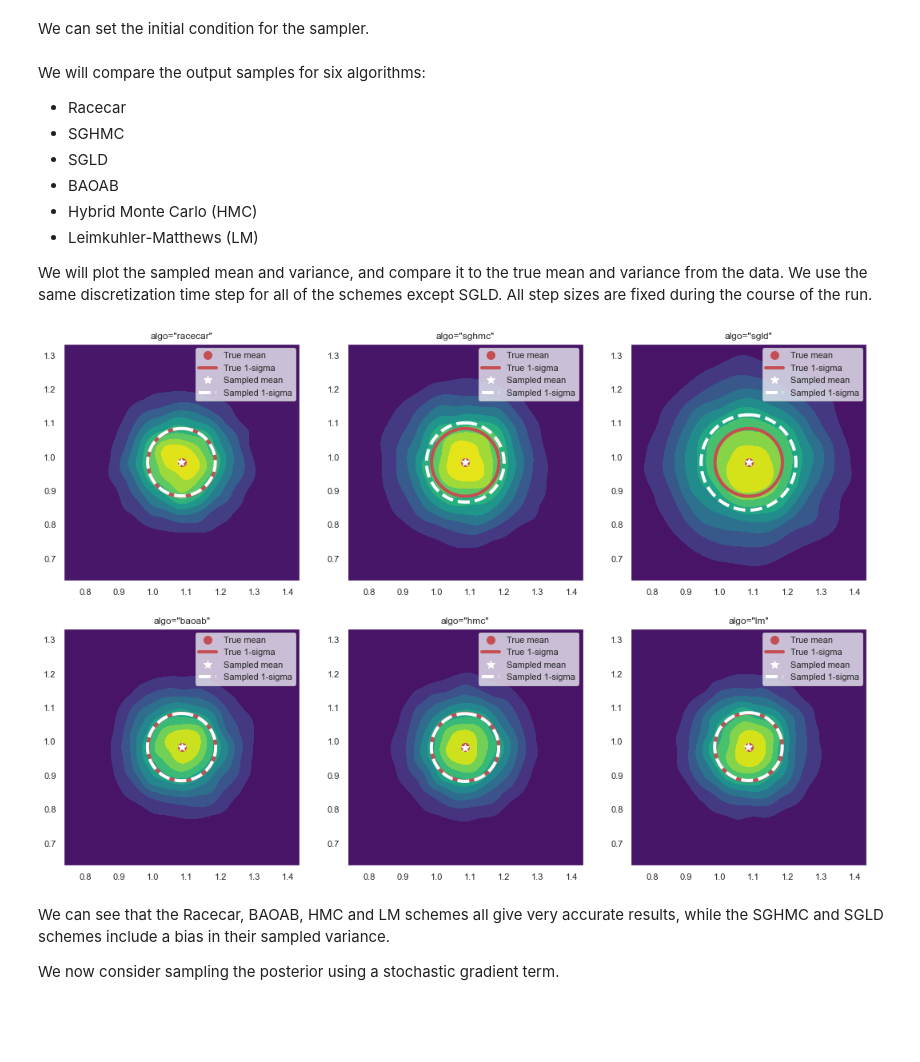
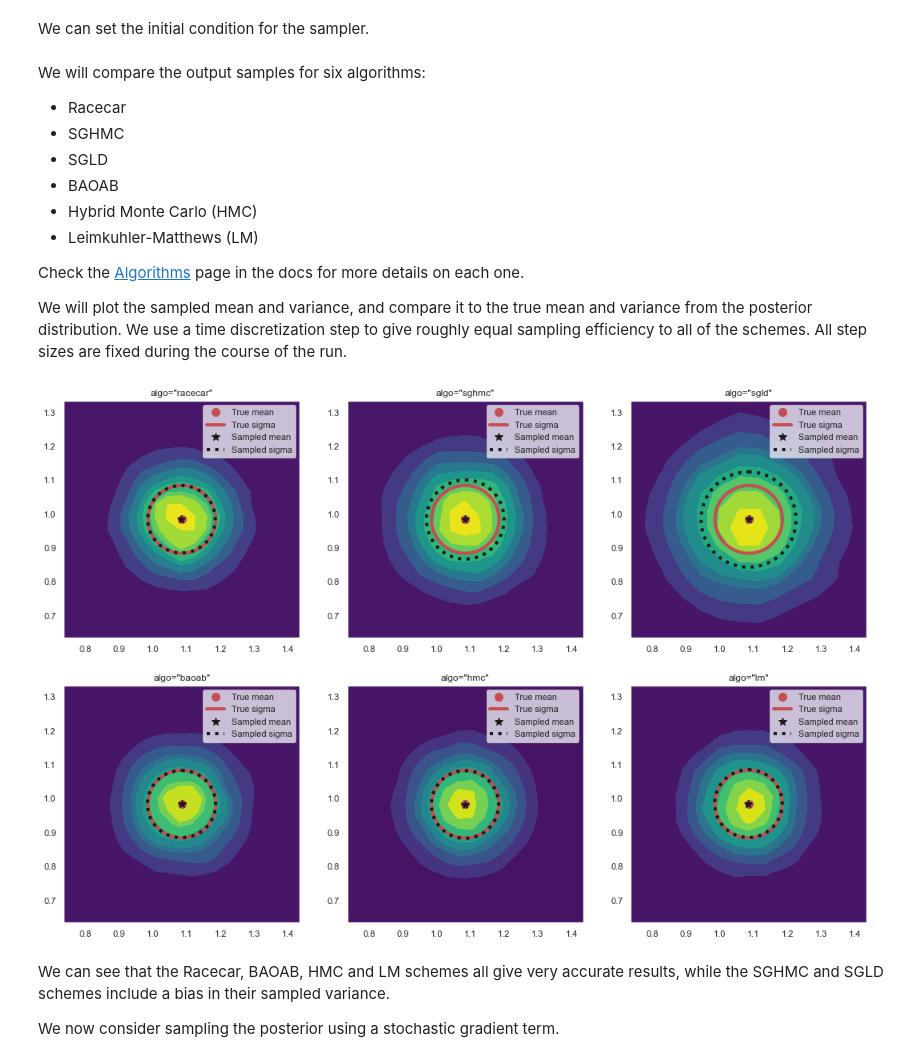
Before and after one commit to c-matthews/racecar, a Jupyter notebook: Examples/Gaussian_Data_Example.ipynb, the cells around one changed output. Saved outputs shown, nothing was run; the diff lists cells and outputs as text; code cells hidden in the pictures; blank space fills up the shorter version.

```diff
--- a/Examples/Gaussian_Data_Example.ipynb
+++ b/Examples/Gaussian_Data_Example.ipynb
@@ -82,7 +86,9 @@ We will compare the output samples for six algorithms:
 - Hybrid Monte Carlo (HMC)
 - Leimkuhler-Matthews (LM)
 
-We will plot the sampled mean and variance, and compare it to the true mean and variance from the data. We use the same discretization time step for all of the schemes except SGLD. All step sizes are fixed during the course of the run.
+Check the [Algorithms](https://racecar.readthedocs.io/en/latest/algorithms.html) page in the docs for more details on each one.
+
+We will plot the sampled mean and variance, and compare it to the true mean and variance from the posterior distribution. We use a time discretization step to give roughly equal sampling efficiency to all of the schemes. All step sizes are fixed during the course of the run.
 # %%
 # Compute the exact distribution from the data.
 exact_mu = D.mean(1, keepdims=True)
@@ -98,39 +104,42 @@ fig = plt.figure(figsize=[18,12])
 algos = ['racecar','sghmc','sgld','baoab','hmc','lm']
 
 # The timestep to use for each algorithm
 hvals = [0.1,0.1,0.01,0.1,0.1,0.01 ]
 
+# Sample Nsteps-many points to reduce sample error
+Nsteps = 100000
+
 # Iterate over the algorithms and plot the resulting posterior
 for ii, (a,h) in enumerate(zip(algos, hvals)):
 
     # Create the Sampler object
     S = rc.sampler(initial_condition, h, f, algo=a)
 
     # Sample 1000 initial steps to decorrelate from the initial condition
     S.sample(1000, output=[])
 
     # Sample a longer trajectory to generate statistics
     # Thin the trajectory, keeping one in 10 points
-    Q = S.sample(100000, output=['pos'], thin=10)
+    Q = S.sample(Nsteps, output=['pos'], thin=10)
 
     # Compute the mean and variance of the sampled distribution for comparison
     mymu = Q.mean(0, keepdims=True).T
     mycx = mymu + [((Q.std(0)[0]))*np.sin(thetas), ((Q.std(0)[1]))*np.cos(thetas)]
 
     # Plot the results
     ax = fig.add_subplot(2,3,ii+1)
-    gph = sns.kdeplot(x=Q[:,0],y=Q[:,1], levels=10 , thresh=0, shade=True, cmap='viridis',ax=ax)
+    gph = sns.kdeplot(x=Q[:,0],y=Q[:,1], gridsize=25, levels=10 , thresh=0, shade=True, cmap='viridis',ax=ax)
     plt.plot( [exact_mu[0] ],[exact_mu[1] ],'ro',markersize=10, label="True mean")
-    plt.plot( cx[0,:],cx[1,:],'-r',linewidth=4,label="True 1-sigma")
-    plt.plot( [ mymu[0]],[ mymu[1]],'w*',markersize=10,label="Sampled mean")
-    plt.plot( mycx[0,:],mycx[1,:],'--w',linewidth=4,label="Sampled 1-sigma")
+    plt.plot( cx[0,:],cx[1,:],'-r',linewidth=4,label="True sigma")
+    plt.plot( [ mymu[0]],[ mymu[1]],'k*',markersize=10,label="Sampled mean")
+    plt.plot( mycx[0,:],mycx[1,:],':k',linewidth=4,label="Sampled sigma")
     plt.legend()
 
     gph.set(ylim=[exact_mu[1]-3.5*sdv,exact_mu[1]+3.5*sdv])
     gph.set(xlim=[exact_mu[0]-3.5*sdv,exact_mu[0]+3.5*sdv])
     gph.set(title='algo="%s"' % a)
 # %% [output]
-[figure, old version]
+[figure, new version]
 # %% [markdown]
 We can see that the Racecar, BAOAB, HMC and LM schemes all give very accurate results, while the SGHMC and SGLD schemes include a bias in their sampled variance.
 
```
Also changed, not shown: parts of 8 cells of this notebook, 19 other files.
